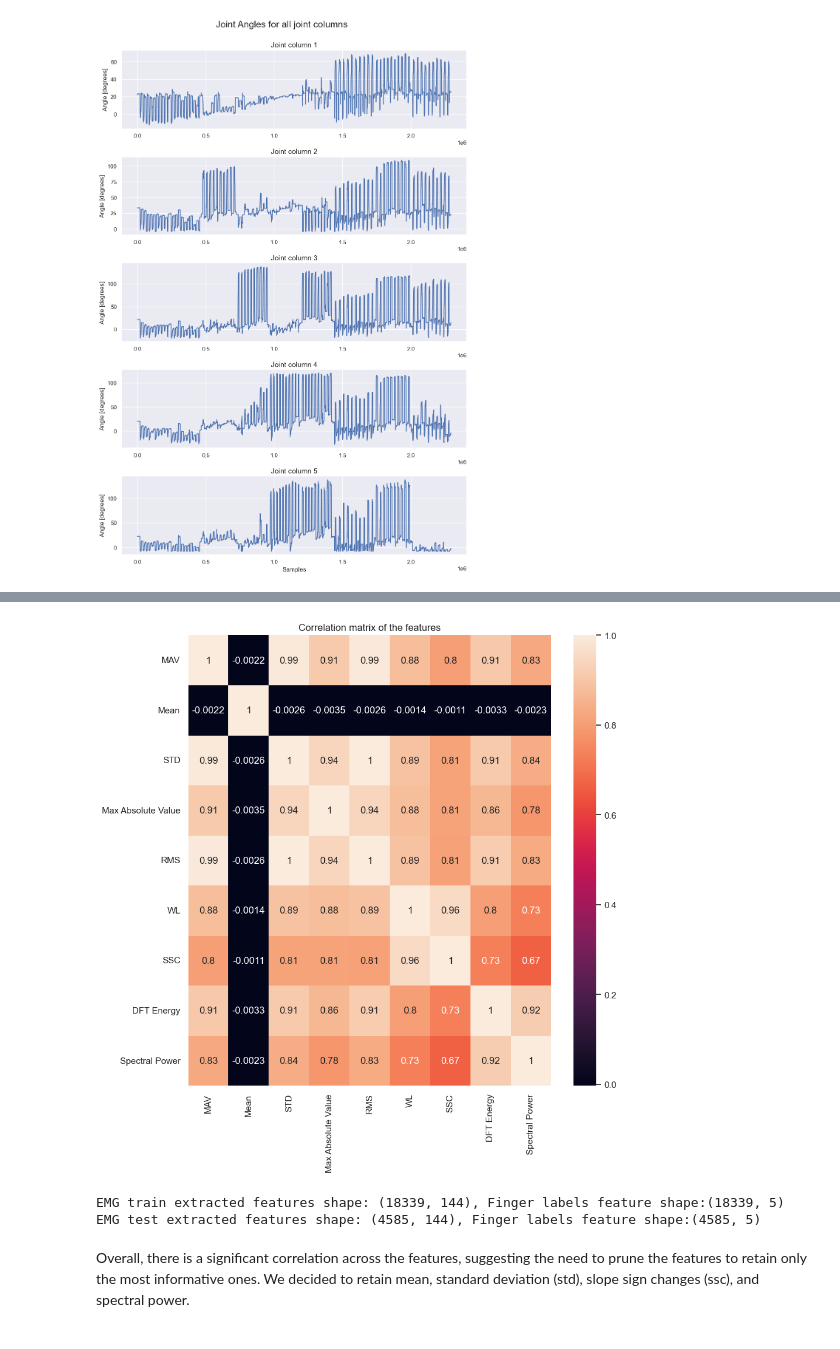
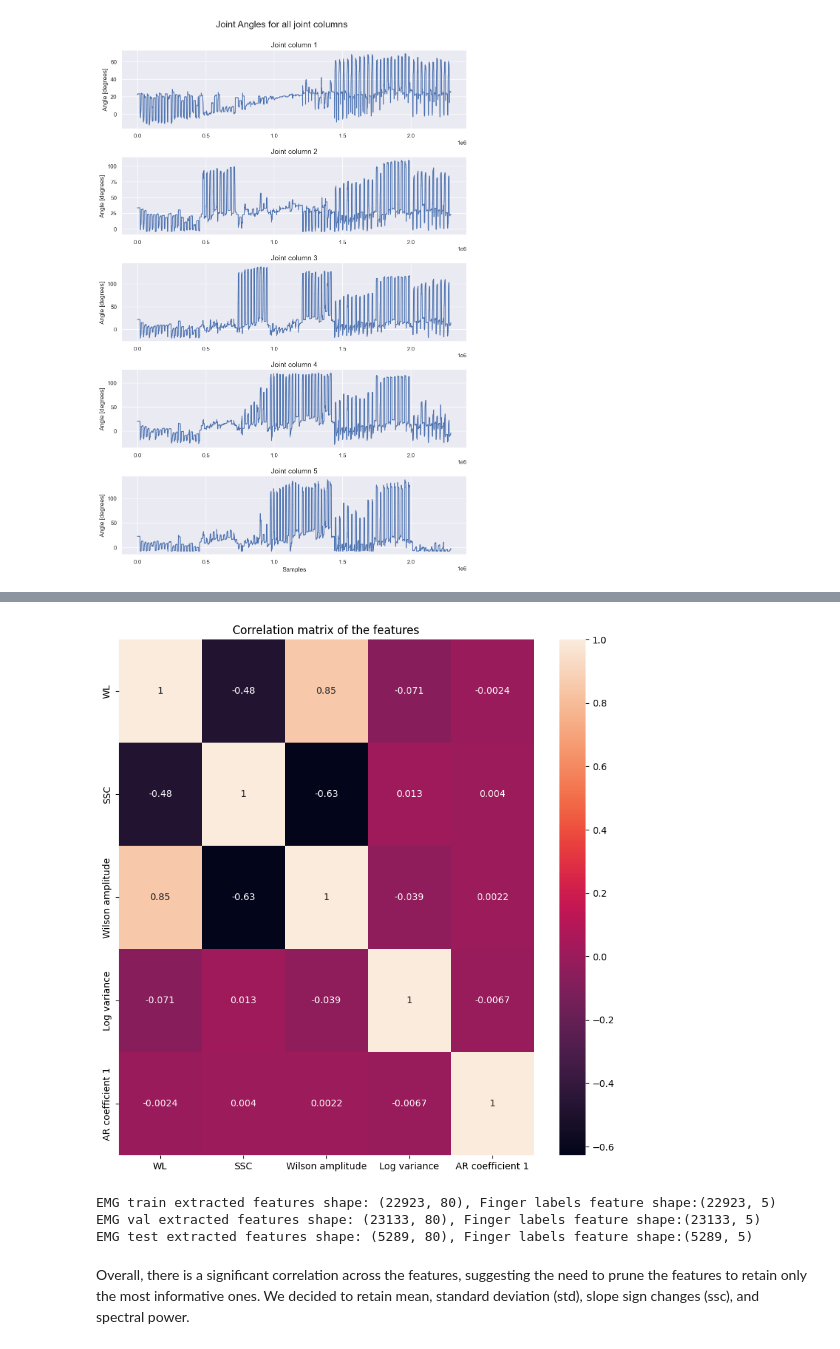
Before and after one commit to MetthewB/NSSP_Project2, a Jupyter notebook: scripts/part3.ipynb, the cells around one changed output, grey strips where cells are left out. Cells and saved outputs as stored; diff of their text form; code cells hidden in the pictures.

```diff
--- a/scripts/part3.ipynb
+++ b/scripts/part3.ipynb
@@ -95,7 +91,7 @@ First, let’s examine the frequency domain!
 fs = 2000
 fig, ax = plt.subplots(figsize=(10, 5))
 for i in range(n_electrodes):
-    f, Pxx = welch(emg_data[:, i], fs, nperseg=1024)
+    f, Pxx = welch(emg_train_data[:, i], fs, nperseg=1024)
     ax.plot(f, Pxx, label="Sensor {}".format(i+1))
 ax.set_xlim(0, 500)
 ax.set_xlabel("Frequency [Hz]", fontsize=12)
@@ -248,7 +244,7 @@ axs = axs.ravel()
 
 # Plot each joint's data in a separate subplot
 for i in range(n_joints):
-    axs[i].plot(glove_data_index[:, i])
+    axs[i].plot(glove_train_data_index[:, i])
     axs[i].set_title(f"Joint column {i+1}", fontsize=14)
     axs[i].set_ylabel("Angle [degrees]", fontsize=12)
     if i == n_joints - 1:  # Bottom row
@@ -329,0 +303,15 @@ Since we are working with time series data and using small time windows of 100 m
+# %%
+emg_window_length_sec = 128e-3  # [s]
+incremental_window_length_sec =50e-3  # [s]
+
+# extract over lapping time windows on the whole dataset before splitting the dataset into train, validation and test
+EMG_windows_train, Labels_windows_train = extract_time_windows_regression(emg_train_data, glove_train_data_index, fs, emg_window_length_sec, incremental_window_length_sec)
+EMG_windows_val, Labels_windows_val = extract_time_windows_regression(emg_val_data, glove_val_data_index, fs, emg_window_length_sec, incremental_window_length_sec)
+EMG_windows_test, Labels_windows_test = extract_time_windows_regression(emg_test_data, glove_test_data_index, fs, emg_window_length_sec, incremental_window_length_sec)
+
+print(f"EMG train data shape: {EMG_windows_train.shape}")
+print(f"Labels train data shape: {Labels_windows_train.shape}")
+print(f"EMG validation data shape: {EMG_windows_val.shape}")
+print(f"Labels validation data shape: {Labels_windows_val.shape}")
+print(f"EMG test data shape: {EMG_windows_test.shape}")
+print(f"Labels test data shape: {Labels_windows_test.shape}")
@@ -340,56 +341,57 @@ def extract_features(EMG_windows: np.ndarray, Labels_windows: np.ndarray):
     :param EMG_windows: A Numpy array containing the windows
     :return: A Numpy array containing the mean and standard deviation of each window and the mean of the labels window
     """
-    EMG_mav = np.apply_along_axis(mav, 1, EMG_windows)
-    EMG_mean = np.apply_along_axis(mean, 1, EMG_windows)
-    EMG_std = np.apply_along_axis(std, 1, EMG_windows)
-    EMG_max_absolute_value = np.apply_along_axis(maxav, 1, EMG_windows)
-    EMG_rms = np.apply_along_axis(rms, 1, EMG_windows)
     EMG_wl = np.apply_along_axis(wl, 1, EMG_windows)
     EMG_ssc = np.apply_along_axis(ssc, 1, EMG_windows)
-    EMG_ssc = np.sum(np.abs(np.diff(np.diff(EMG_windows, axis=1), axis=1)), axis=1)
-    EMG_dft_energy = np.apply_along_axis(dft_energy, 1, EMG_windows)
-    EMG_spectral_power = np.apply_along_axis(total_power, axis=1, arr=EMG_windows)
+    EMG_wilson_amplitude = np.apply_along_axis(wilson_amplitude, 1, EMG_windows)
+    EMG_log_variance = np.apply_along_axis(log_variance, 1, EMG_windows)
+    EMG_ar_coeff = np.apply_along_axis(ar_coefficients, 1, EMG_windows)
+    EMG_ar_coeff1 = EMG_ar_coeff[:,0,:]
+    Labels_mean = np.mean(Labels_windows, axis=1)
 
-    Labels_mean = np.mean(Labels_windows, axis=1)
-    EMG_extracted_features = np.concatenate((EMG_mav, EMG_mean, EMG_std, EMG_max_absolute_value, EMG_rms, EMG_wl, EMG_ssc, EMG_dft_energy, EMG_spectral_power), axis=1)
+
+    EMG_extracted_features = np.concatenate((EMG_wl, EMG_ssc, EMG_wilson_amplitude, EMG_log_variance, EMG_ar_coeff1), axis=1)
     return EMG_extracted_features, Labels_mean
 # %%
 # Extract features for training and testing data
-EMG_train_extracted_features, Labels_train_mean = extract_features(EMG_train_windows, Labels_train_windows)
-EMG_test_extracted_features, Labels_test_mean = extract_features(EMG_test_windows, Labels_test_windows)
+EMG_train_extracted_features, Labels_train_mean = extract_features(EMG_windows_train, Labels_windows_train)
+EMG_val_extracted_features, Labels_val_mean = extract_features(EMG_windows_val, Labels_windows_val)
+EMG_test_extracted_features, Labels_test_mean = extract_features(EMG_windows_test, Labels_windows_test)
 
 # Normalize features
 scaler = StandardScaler()
 scaler.fit(EMG_train_extracted_features)
 EMG_train_extracted_features = scaler.transform(EMG_train_extracted_features)
+EMG_val_extracted_features = scaler.transform(EMG_val_extracted_features)
 EMG_test_extracted_features = scaler.transform(EMG_test_extracted_features)
 
 # Calculate correlation matrix
 correlation_mean = []
 for i in range(n_electrodes):
     correlation_per_electrode = EMG_train_extracted_features[:, i::n_electrodes]
     correlation = np.corrcoef(correlation_per_electrode.T)
     correlation_mean.append(correlation)
 
 correlation_mean = np.mean(correlation_mean, axis=0)
 
 # Define feature names
-features_names = ["MAV", "Mean", "STD", "Max Absolute Value", "RMS", "WL", "SSC", "DFT Energy", "Spectral Power"]
+features_names = ["WL", "SSC", "Wilson amplitude", "Log variance", "AR coefficient 1"]
 
 # Plot correlation matrix
 fig, ax = plt.subplots(figsize=(10, 10))
 sns.heatmap(correlation_mean, annot=True, xticklabels=features_names, yticklabels=features_names, ax=ax)
 plt.title("Correlation matrix of the features")
 plt.show()
 
 # Print shapes of extracted features and labels
 print("EMG train extracted features shape: {}, Finger labels feature shape:{}".format(EMG_train_extracted_features.shape, Labels_train_mean.shape))
+print("EMG val extracted features shape: {}, Finger labels feature shape:{}".format(EMG_val_extracted_features.shape, Labels_val_mean.shape))
 print("EMG test extracted features shape: {}, Finger labels feature shape:{}".format(EMG_test_extracted_features.shape, Labels_test_mean.shape))
 # %% [output]
-[figure, old version]
+[figure, new version]
-EMG train extracted features shape: (18339, 144), Finger labels feature shape:(18339, 5)
-EMG test extracted features shape: (4585, 144), Finger labels feature shape:(4585, 5)
+EMG train extracted features shape: (22923, 80), Finger labels feature shape:(22923, 5)
+EMG val extracted features shape: (23133, 80), Finger labels feature shape:(23133, 5)
+EMG test extracted features shape: (5289, 80), Finger labels feature shape:(5289, 5)
 # %% [markdown]
 Overall, there is a significant correlation across the features, suggesting the need to prune the features to retain only the most informative ones. We decided to retain mean, standard deviation (std), slope sign changes (ssc), and spectral power.
 # %%
```
Also changed, not shown: parts of 23 cells of this notebook, 1 other file.
